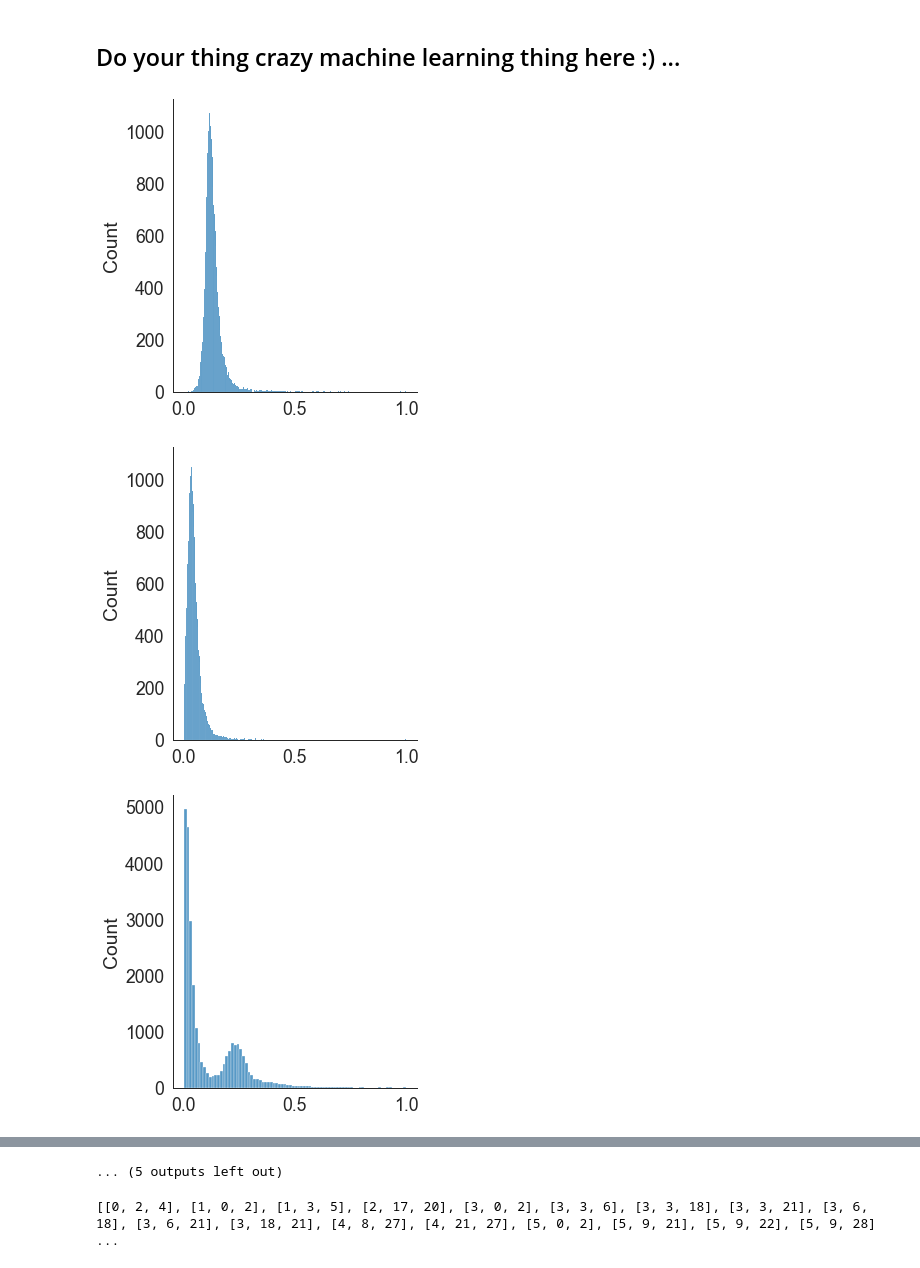
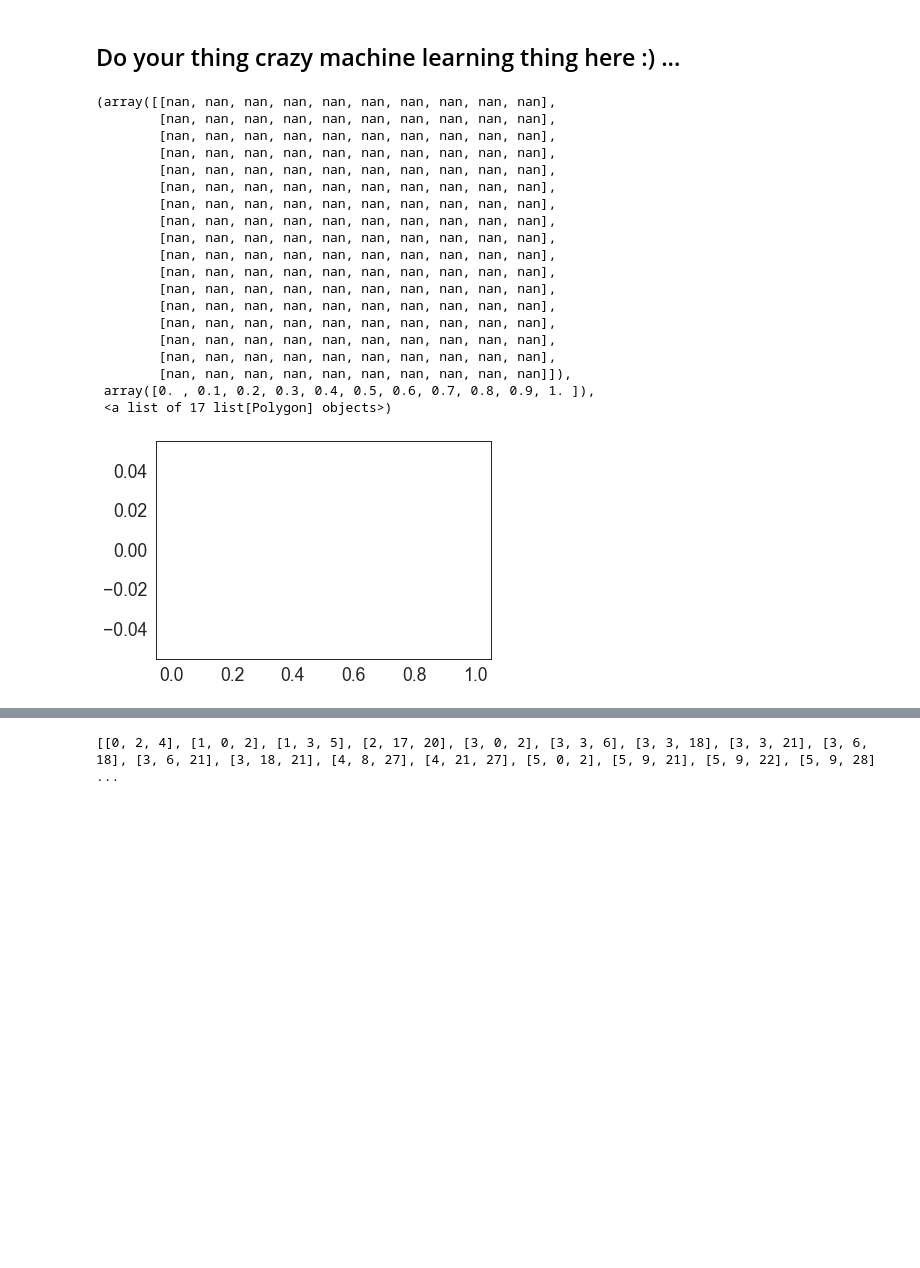
Before and after one commit to CS-433/ml-project-1-pml, a Jupyter notebook: scripts/project1_rdb.ipynb, the cells around one changed output, grey strips where cells are left out. Cells and saved outputs as stored; diff of their text form; code cells hidden in the pictures; blank space fills up the shorter version.

```diff
--- a/scripts/project1_rdb.ipynb
+++ b/scripts/project1_rdb.ipynb
@@ -20,10 +20,30 @@ y, tX, ids = load_csv_data(DATA_TRAIN_PATH)
 # %%
 import seaborn as sns
 tX_list, ids_list = separate_dataset(tX, ids)
-
-for indexX, column in enumerate(tX_list[0].T):
-    sns.displot(column)
+column = tX_list[0][np.all(y==1),0]
+plt.hist(column,histtype= 'step', density=True)
+#for indexX, column in enumerate(tX_list[0].T):
+    #histo=np.histogram(column[0].T)
+    #sns.displot(column)
+    #plt.hist(histo,histtype= 'step', density=True)
 # %% [output]
+(array([[nan, nan, nan, nan, nan, nan, nan, nan, nan, nan],
+        [nan, nan, nan, nan, nan, nan, nan, nan, nan, nan],
+        [nan, nan, nan, nan, nan, nan, nan, nan, nan, nan],
+        [nan, nan, nan, nan, nan, nan, nan, nan, nan, nan],
+        [nan, nan, nan, nan, nan, nan, nan, nan, nan, nan],
+        [nan, nan, nan, nan, nan, nan, nan, nan, nan, nan],
+        [nan, nan, nan, nan, nan, nan, nan, nan, nan, nan],
+        [nan, nan, nan, nan, nan, nan, nan, nan, nan, nan],
+        [nan, nan, nan, nan, nan, nan, nan, nan, nan, nan],
+        [nan, nan, nan, nan, nan, nan, nan, nan, nan, nan],
+        [nan, nan, nan, nan, nan, nan, nan, nan, nan, nan],
+        [nan, nan, nan, nan, nan, nan, nan, nan, nan, nan],
+        [nan, nan, nan, nan, nan, nan, nan, nan, nan, nan],
+        [nan, nan, nan, nan, nan, nan, nan, nan, nan, nan],
+        [nan, nan, nan, nan, nan, nan, nan, nan, nan, nan],
+        [nan, nan, nan, nan, nan, nan, nan, nan, nan, nan],
+        [nan, nan, nan, nan, nan, nan, nan, nan, nan, nan]]),
+ array([0. , 0.1, 0.2, 0.3, 0.4, 0.5, 0.6, 0.7, 0.8, 0.9, 1. ]),
+ <a list of 17 list[Polygon] objects>)
-[figure, old version]
+[figure, new version]
-[figure, removed]
-[figure, removed]
@@ -39,4 +50,3 @@ for indexX, column in enumerate(tX_list[0].T):
-... (5 outputs left out)
 # %%
 #Check data
 tX_list, ids_list = separate_dataset(tX, ids)
```
Also changed, not shown: parts of 11 cells of this notebook, 1 other file.
